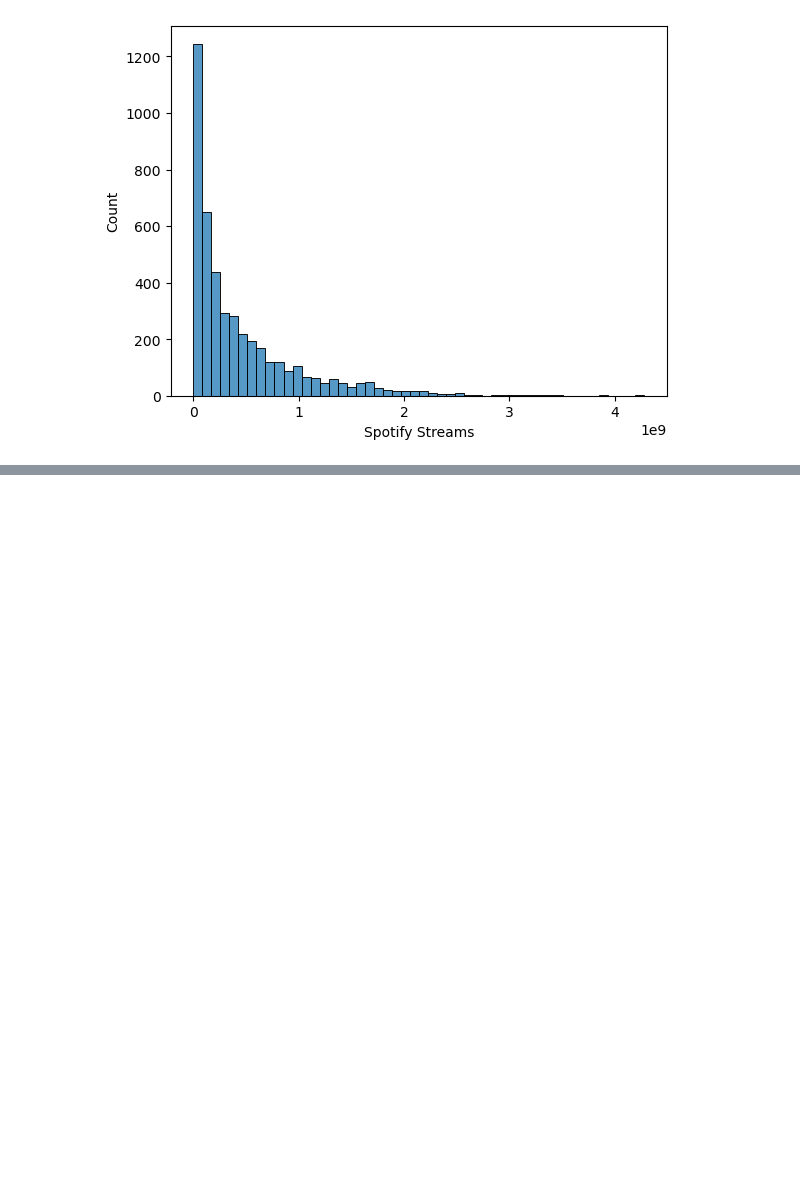
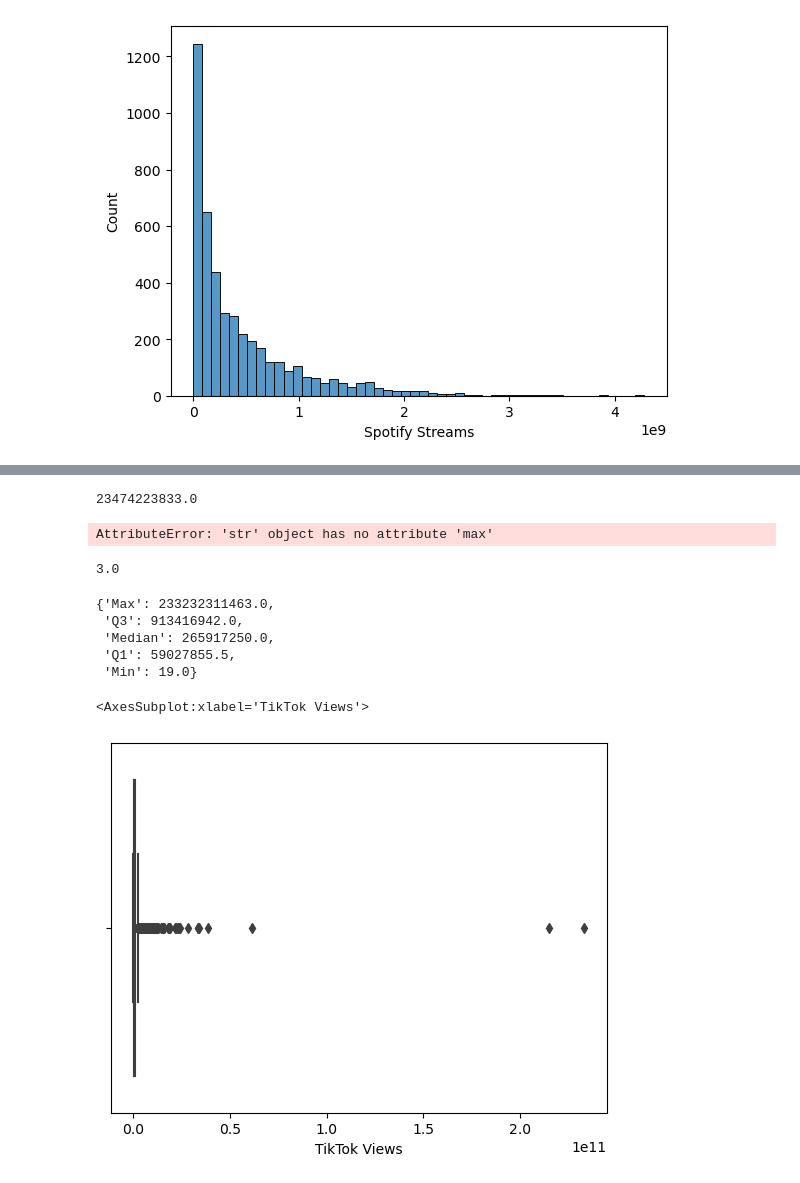
Before and after one commit to CrunchySweet/AI, a Jupyter notebook: Semester1/Spotify/Spotify2024.ipynb, the cells around one changed output, grey strips where cells are left out. Cells and saved outputs as stored; diff of their text form; code cells hidden in the pictures; blank space fills up the shorter version.

```diff
--- a/Semester1/Spotify/Spotify2024.ipynb
+++ b/Semester1/Spotify/Spotify2024.ipynb
@@ -159,0 +182,34 @@ sns.histplot(df, x="All Time Rank", bins=50, kde=False)
+# %%
+LikeMax = df["TikTok Likes"].max()
+print(LikeMax)
+# %% [output]
+23474223833.0
+# %%
+df.loc[df["TikTok Likes".max()]]
+# %% [output]
+AttributeError: 'str' object has no attribute 'max'
+# %%
+LikeMin = df["TikTok Views"].min()
+print(LikeMin)
+# %% [output]
+3.0
+# %%
+summary = {
+    "Max": df["TikTok Views"].max(),
+    "Q3": df["TikTok Views"].quantile(.75),
+    "Median": df["TikTok Views"].median(),
+    "Q1": df["TikTok Views"].quantile(.25),
+    "Min": df["TikTok Views"].min()
+}
+summary
+# %% [output]
+{'Max': 233232311463.0,
+ 'Q3': 913416942.0,
+ 'Median': 265917250.0,
+ 'Q1': 59027855.5,
+ 'Min': 19.0}
+# %%
+sns.boxplot(data=df, x="TikTok Views")
+# %% [output]
+<AxesSubplot:xlabel='TikTok Views'>
+[figure, added]
```
Also changed, not shown: parts of 19 cells of this notebook.
